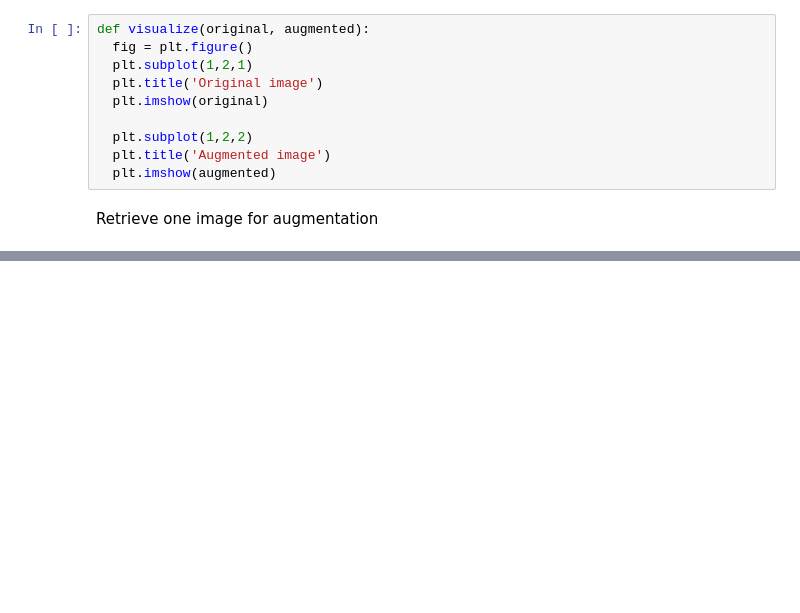
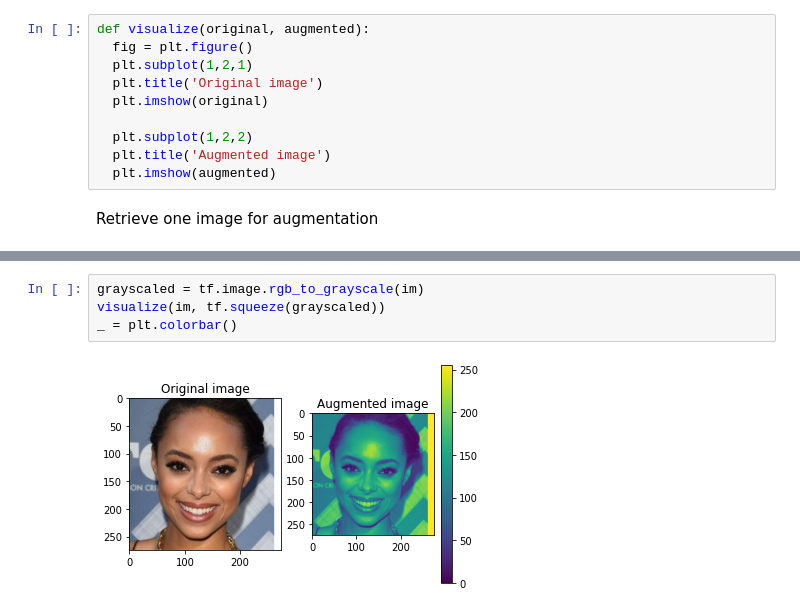
Before and after one commit to pradeepprasad/Machine_Learning_Workspace, a Jupyter notebook: Data_augmentation_01.ipynb, the cells around one changed output, grey strips where cells are left out. Saved outputs shown, nothing was run; the diff lists cells and outputs as text; blank space fills up the shorter version.

```diff
--- a/Data_augmentation_01.ipynb
+++ b/Data_augmentation_01.ipynb
@@ -72,0 +73,6 @@ TypeError: ignored
+# %%
+grayscaled = tf.image.rgb_to_grayscale(im)
+visualize(im, tf.squeeze(grayscaled))
+_ = plt.colorbar()
+# %% [output]
+[figure, added]
```
Also changed, not shown: parts of 5 cells of this notebook.
